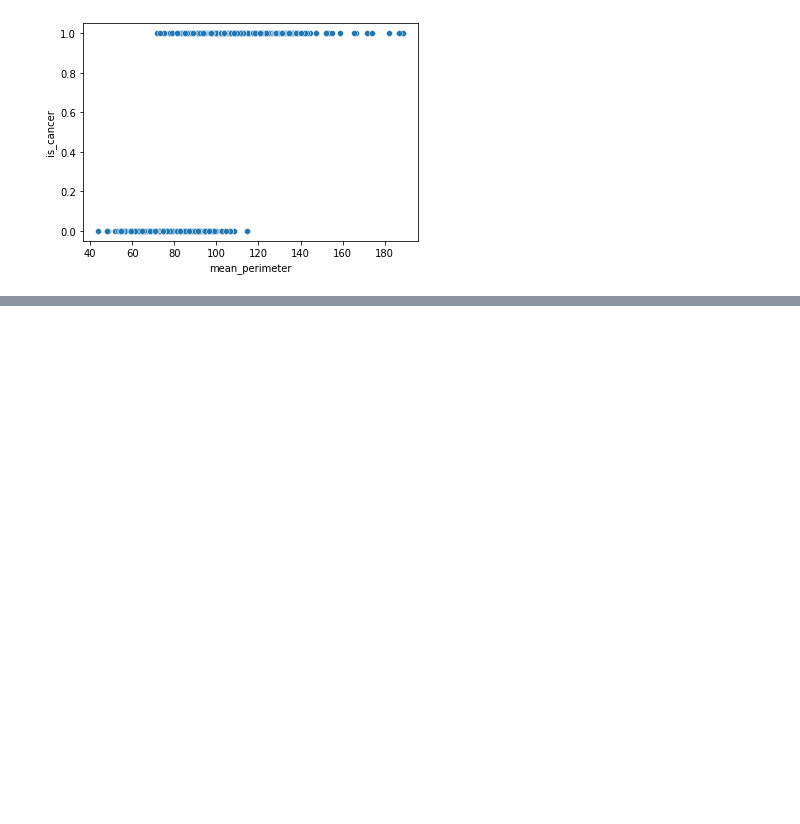
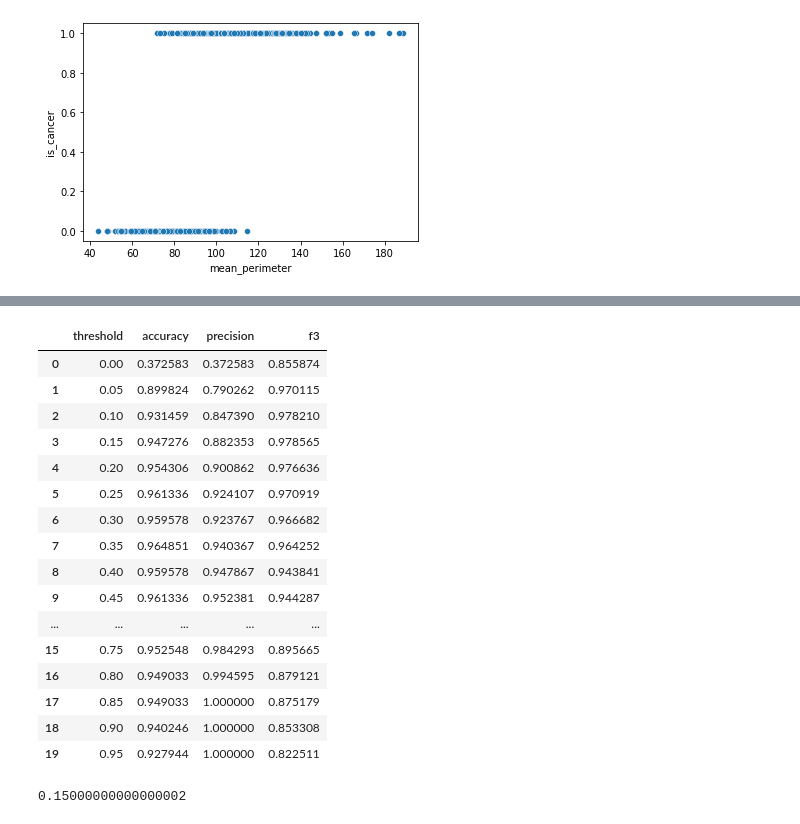
Before and after one commit to sheriffff/teaching-ironhack-data-madrid-2020, a Jupyter notebook: week_07/03-classification.ipynb, the cells around one changed output, grey strips where cells are left out. Saved outputs shown, nothing was run; the diff lists cells and outputs as text; code cells hidden in the pictures; blank space fills up the shorter version.

```diff
--- a/week_07/03-classification.ipynb
+++ b/week_07/03-classification.ipynb
@@ -213,0 +344,2 @@ weighted avg       0.96      0.96      0.96       143
+# %%
+df3b["prediction_proba_cancer"] = df3.prediction_proba_cancer
@@ -213,0 +403,2 @@ weighted avg       0.96      0.96      0.96       143
+# %%
+threshold = 0.8
@@ -213,0 +554,42 @@ weighted avg       0.96      0.96      0.96       143
+# %%
+results = []
+# %%
+y_true = df3b.is_cancer
+
+for threshold in np.arange(0, 1, 0.05):
+    y_pred = df3b.prediction_proba_cancer > threshold
+
+    result = {
+        "threshold": threshold,
+        "accuracy": accuracy_score(y_true, y_pred),
+        "precision": precision_score(y_true, y_pred),
+        "f3": fbeta_score(y_true, y_pred, beta=3)
+    }
+
+    results.append(result)
+# %%
+res = pd.DataFrame(results)
+res
+# %% [output]
+|  | threshold | accuracy | precision | f3 |
+| 0 | 0.00 | 0.372583 | 0.372583 | 0.855874 |
+| 1 | 0.05 | 0.899824 | 0.790262 | 0.970115 |
+| 2 | 0.10 | 0.931459 | 0.847390 | 0.978210 |
+| 3 | 0.15 | 0.947276 | 0.882353 | 0.978565 |
+| 4 | 0.20 | 0.954306 | 0.900862 | 0.976636 |
+| 5 | 0.25 | 0.961336 | 0.924107 | 0.970919 |
+| 6 | 0.30 | 0.959578 | 0.923767 | 0.966682 |
+| 7 | 0.35 | 0.964851 | 0.940367 | 0.964252 |
+| 8 | 0.40 | 0.959578 | 0.947867 | 0.943841 |
+| 9 | 0.45 | 0.961336 | 0.952381 | 0.944287 |
+| ... | ... | ... | ... | ... |
+| 15 | 0.75 | 0.952548 | 0.984293 | 0.895665 |
+| 16 | 0.80 | 0.949033 | 0.994595 | 0.879121 |
+| 17 | 0.85 | 0.949033 | 1.000000 | 0.875179 |
+| 18 | 0.90 | 0.940246 | 1.000000 | 0.853308 |
+| 19 | 0.95 | 0.927944 | 1.000000 | 0.822511 |
+# %%
+optimal_threshold = res.threshold[res.f3.argmax()]
+optimal_threshold
+# %% [output]
+0.15000000000000002
```
Also changed, not shown: parts of 118 cells of this notebook.
